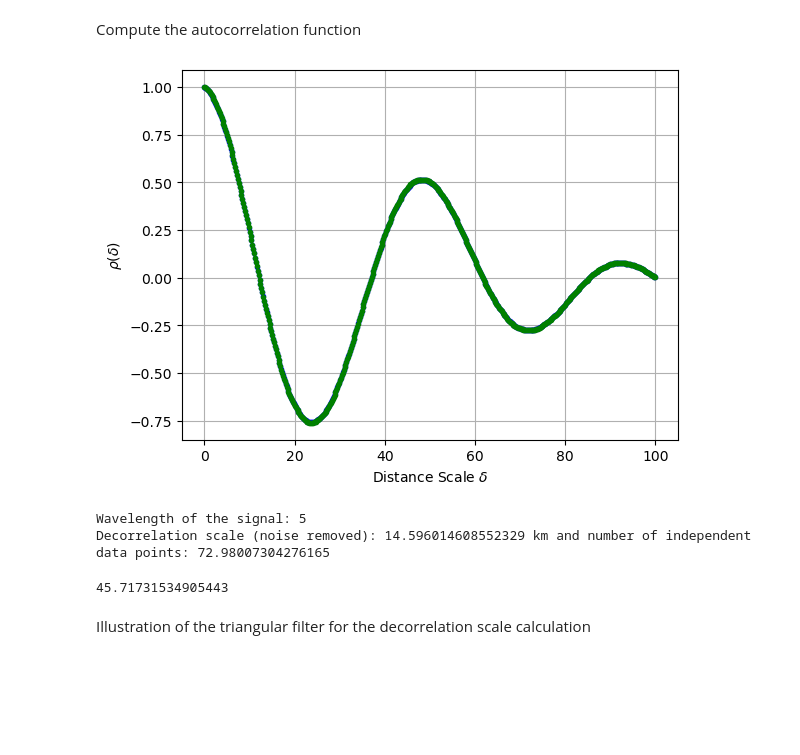
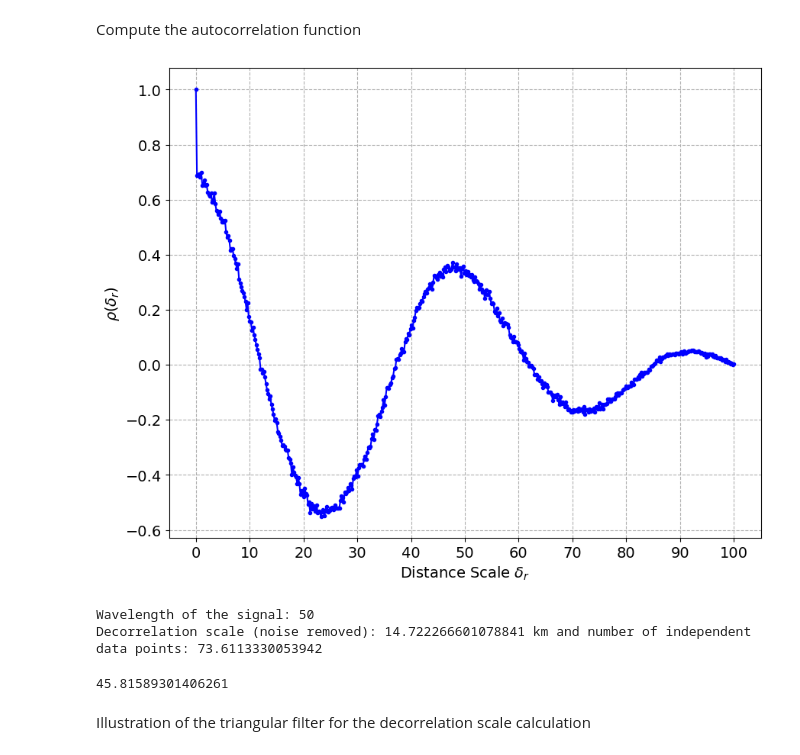
Before and after one commit to lcolosi/AirSeaCoupling, a Jupyter notebook: tools/autocorr_test.ipynb, the cells around one changed output. Saved outputs shown, nothing was run; the diff lists cells and outputs as text; code cells hidden in the pictures; blank space fills up the shorter version.

```diff
--- a/tools/autocorr_test.ipynb
+++ b/tools/autocorr_test.ipynb
@@ -374,3 +376,5 @@ def compute_decor_scale(autocorr,x_ref,dx,bias,norm):
+# %%
+PATH_figs = '/Users/lukecolosi/Desktop/projects/graduate_research/Gille_lab/AirSeaCoupling/figs/simulations/'
 # %% [markdown]
 Generate a single step function
 # %%
@@ -506,24 +521,34 @@ x = np.linspace(0,L_tot,N)
 
 # Generate normally distributed noise
 mean = 0
-std_dev = 0
+std_dev = 1
 noise = np.random.normal(mean, std_dev, size=x.shape)
 
 # Compute the fake data with noise
-signal = A1*np.sin(2*np.pi*nu1 * x + phi1) + A2*np.sin(2*np.pi*nu2 * x + phi2)
+signal = A2*np.sin(2*np.pi*nu2 * x + phi2) #A1*np.sin(2*np.pi*nu1 * x + phi1) + A2*np.sin(2*np.pi*nu2 * x + phi2)
 data = signal + noise
 
 # Convert the fake data to a masked array
 data_m = np.ma.array(data, mask=np.zeros(len(x)))
 
+# Set the fontsize
+plt.rcParams.update({'font.size': 14})
+
+# Create figure
+fig, axes = plt.subplots(1,1, figsize=(10, 8))
+
 # Plot the time series
-plt.plot(x,data_m,'b.-')
-plt.xlabel('Distance (km)')
-plt.ylabel('Sea Surface Height (m)')
+axes.plot(x,data_m,'b.-')
+axes.set_xlabel('Distance (km)')
+axes.set_ylabel('Sea Surface Height Anomaly (m)')
+plt.grid(True, linestyle='--')
 plt.show()
 
 # Compute the variance in the time series
 N = len(data_m)
 var = ((1 / N) * np.ma.sum((data_m - np.ma.mean(data_m))**2))
 print('Variance: ' + str(np.round(var,4)) + ' m^2')
+
+# Save figure
+fig.savefig(fname = PATH_figs + 'SSHA_record_noised', bbox_inches = 'tight', dpi=300)
 # %% [output]
@@ -534,34 +559,41 @@ Compute the autocorrelation function
 # %%
 # Set parameters
 lag = len(data_m)
 estimator = 'biased'
 autocor_data0, _, autocov_data0, _, x_ref0, _ = compute_autocorr(data_m, x, lag, estimator, 0)
 autocor_data1, _, autocov_data1, _, x_ref1, _ = compute_autocorr(data_m, x, lag, estimator, 1)
 
 # Compute the decorrelation scale
 scale0 = compute_decor_scale(autocor_data0,x_ref0,dx,estimator,0)
 scale1 = compute_decor_scale(autocor_data1,x_ref1,dx,estimator,1)
 
+# Create figure
+fig, axes = plt.subplots(1,1, figsize=(10, 8))
+
 # Plot the autocorrelation function
-plt.plot(x_ref0,autocor_data0,'b.-')
-plt.plot(x_ref1,autocor_data1,'g.-')
-# plt.plot(x_ref0,autocov_data0,'b.-')
-plt.xlabel(r'Distance Scale $\delta$')
-plt.ylabel(r'$\rho(\delta)$')
-plt.grid()
+axes.plot(x_ref0,autocor_data0,'b.-')
+#axes.plot(x_ref1,autocor_data1,'g.-')
+# axes.plot(x_ref0,autocov_data0,'b.-')
+axes.set_xticks(np.arange(0,100+10,10))
+axes.set_xlabel(r'Distance Scale $\delta_r$')
+axes.set_ylabel(r'$\rho(\delta_r)$')
+plt.grid(True, linestyle='--')
 plt.show()
 
-print('Wavelength of the signal: ' + str(L1))
+print('Wavelength of the signal: ' + str(L2))
 #print('Decorrelation scale (noise NOT removed): ' + str(scale0) + ' km and number of independent data points: ' + str(scale0/dx))
 print('Decorrelation scale (noise removed): ' + str(scale1) + ' km and number of independent data points: ' + str(scale1/dx))
+
+# Save figure
+fig.savefig(fname = PATH_figs + 'SSHA_autocorrelation', bbox_inches = 'tight', dpi=300)
 # %% [output]
-[figure, old version]
+[figure, new version]
-Wavelength of the signal: 5
-Decorrelation scale (noise removed): 14.596014608552329 km and number of independent data points: 72.98007304276165
+Wavelength of the signal: 50
+Decorrelation scale (noise removed): 14.722266601078841 km and number of independent data points: 73.6113330053942
 # %%
 scale0*np.pi
 # %% [output]
-45.71731534905443
+45.81589301406261
 # %% [markdown]
 Illustration of the triangular filter for the decorrelation scale calculation
 # %%
```
Also changed, not shown: parts of 6 cells of this notebook, 3 other files.
